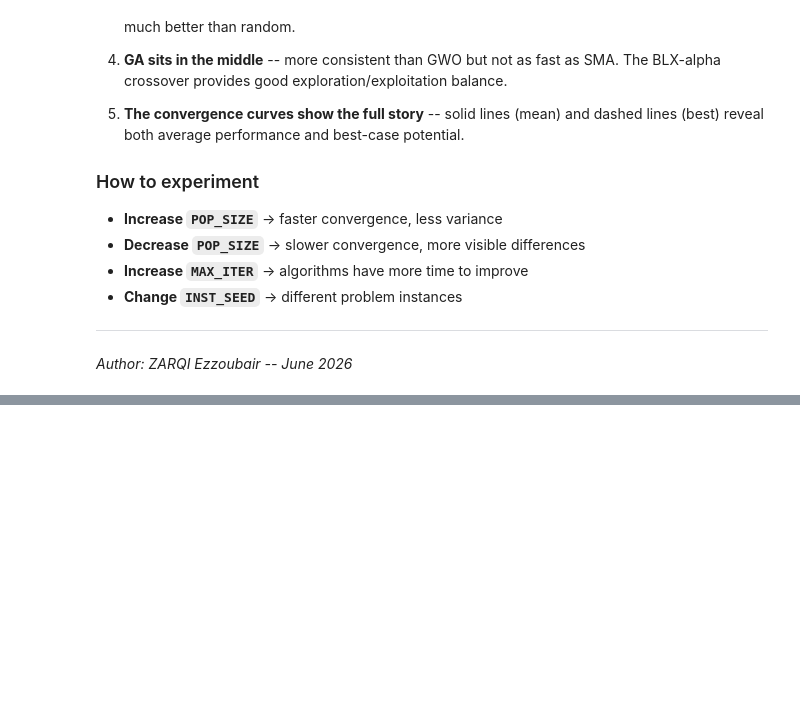
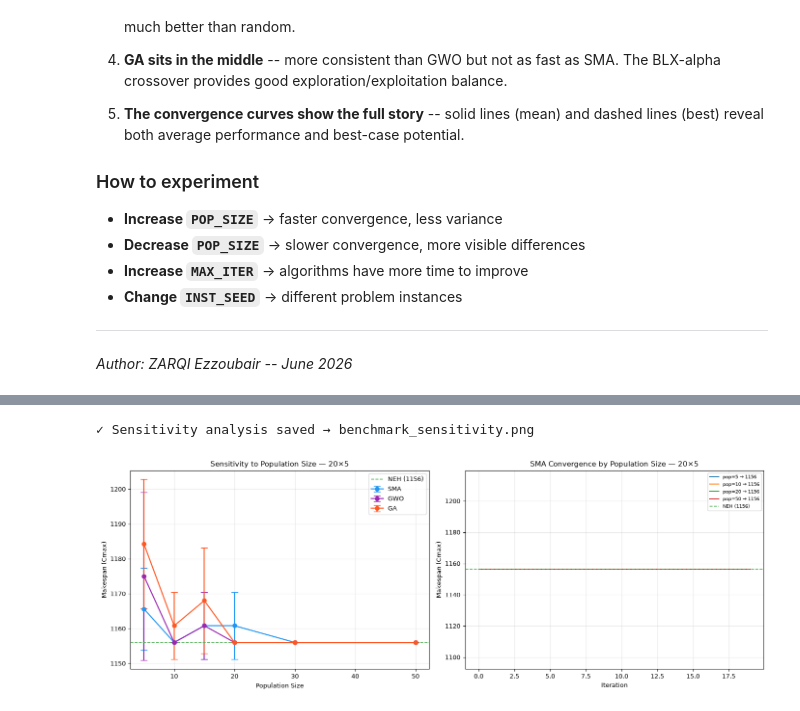
Before and after one commit to regisx001/flow-shop-scheduling, a Jupyter notebook: benchmark.ipynb, the cells around one changed output, grey strips where cells are left out. Saved outputs shown, nothing was run; the diff lists cells and outputs as text; code cells hidden in the pictures; blank space fills up the shorter version.

```diff
--- a/benchmark.ipynb
+++ b/benchmark.ipynb
@@ -448,0 +661,66 @@ plt.savefig("benchmark_boxplot.png", dpi=150, bbox_inches="tight");
+# %%
+# ── Sensitivity: population size vs Cmax ──────────
+import warnings
+warnings.filterwarnings("ignore")
+
+first_label, first_nj, first_nm = INSTANCES[0]
+pt_sens = generate_instance(first_nj, first_nm, seed=INST_SEED)
+neh_seq_s, neh_cmax_s = neh_heuristic(pt_sens)
+
+pop_sizes = [5, 10, 15, 20, 30, 50]
+n_trials_sens = 5
+
+fig, axes = plt.subplots(1, 2, figsize=(14, 5))
+
+# ── Left: Cmax vs pop_size ─────────────────────────
+ax = axes[0]
+colors_alg = {"SMA": "#2196F3", "GWO": "#9C27B0", "GA": "#FF5722"}
+
+for name, algo_class in [("SMA", SlimeMouldAlgorithm),
+                          ("GWO", GreyWolfOptimizer),
+                          ("GA", GeneticAlgorithm)]:
+    means, stds = [], []
+    for ps in pop_sizes:
+        vals = []
+        for s in range(n_trials_sens):
+            r = solve_with_algo(algo_class, pt_sens,
+                                pop_size=ps, max_iter=MAX_ITER,
+                                seed=s, use_local_search=False)
+            vals.append(r.makespan)
+        vals = np.array(vals)
+        means.append(vals.mean())
+        stds.append(vals.std())
+    means, stds = np.array(means), np.array(stds)
+    ax.errorbar(pop_sizes, means, yerr=stds, color=colors_alg[name],
+                marker="o", linewidth=1.6, capsize=5, label=name)
+ax.axhline(neh_cmax_s, color="#4CAF50", linestyle="--", linewidth=1.2,
+           label=f"NEH ({neh_cmax_s:.0f})")
+ax.set_xlabel("Population Size")
+ax.set_ylabel("Makespan (Cmax)")
+ax.set_title(f"Sensitivity to Population Size — {first_label}")
+ax.legend()
+ax.grid(True, alpha=0.3)
+
+# ── Right: Convergence speed by pop_size (SMA only) ─
+ax = axes[1]
+for ps in [5, 10, 20, 50]:
+    r = solve_with_algo(SlimeMouldAlgorithm, pt_sens,
+                        pop_size=ps, max_iter=MAX_ITER,
+                        seed=42, use_local_search=False)
+    if r.convergence is not None:
+        ax.plot(r.convergence[:MAX_ITER], linewidth=1.4,
+                label=f"pop={ps} → {r.makespan:.0f}")
+ax.axhline(neh_cmax_s, color="#4CAF50", linestyle="--", linewidth=1.2,
+           label=f"NEH ({neh_cmax_s:.0f})")
+ax.set_xlabel("Iteration")
+ax.set_ylabel("Makespan (Cmax)")
+ax.set_title(f"SMA Convergence by Population Size — {first_label}")
+ax.legend(fontsize=7)
+ax.grid(True, alpha=0.3)
+
+plt.tight_layout()
+plt.savefig("benchmark_sensitivity.png", dpi=150, bbox_inches="tight");
+print("✓ Sensitivity analysis saved → benchmark_sensitivity.png")
+# %% [output]
+✓ Sensitivity analysis saved → benchmark_sensitivity.png
+[figure, added]
```
Also changed, not shown: parts of 13 cells of this notebook, 9 other files.
